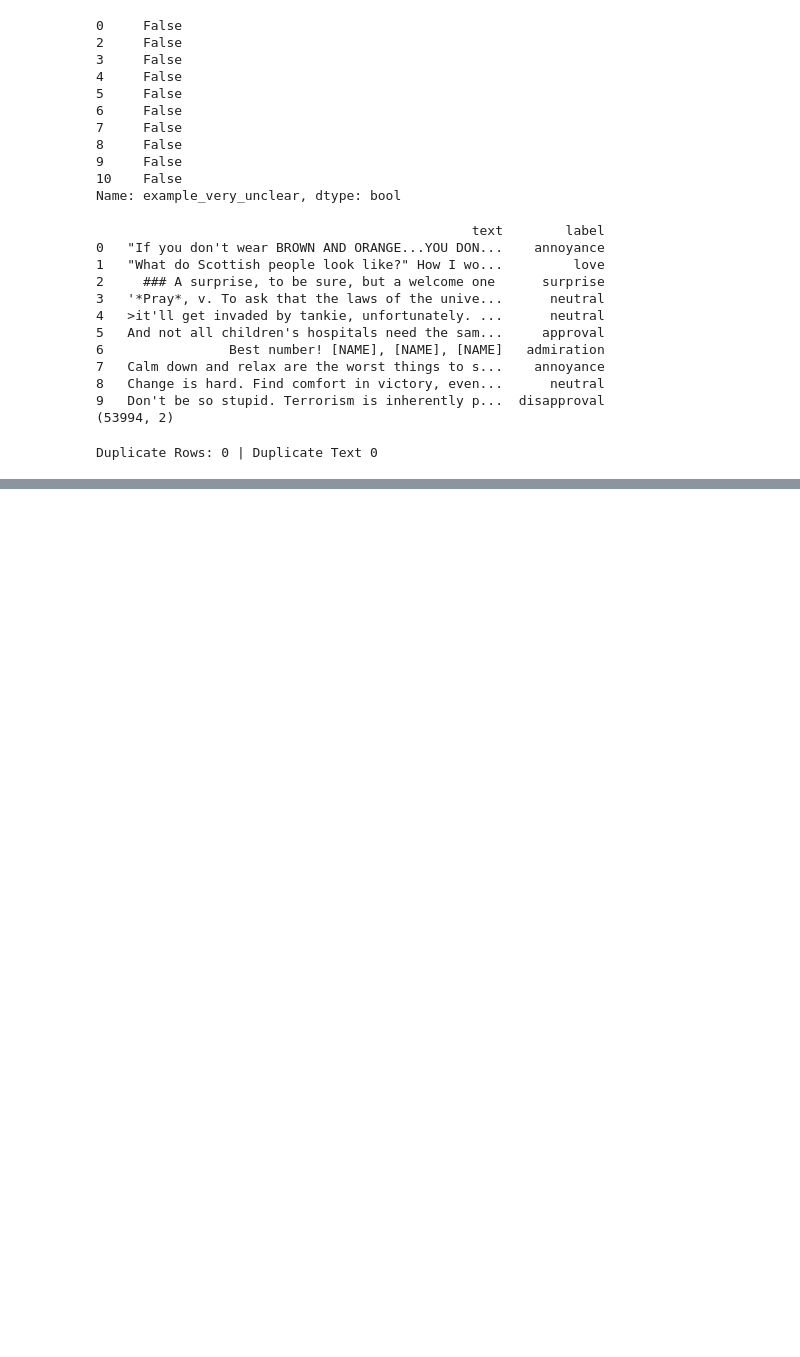
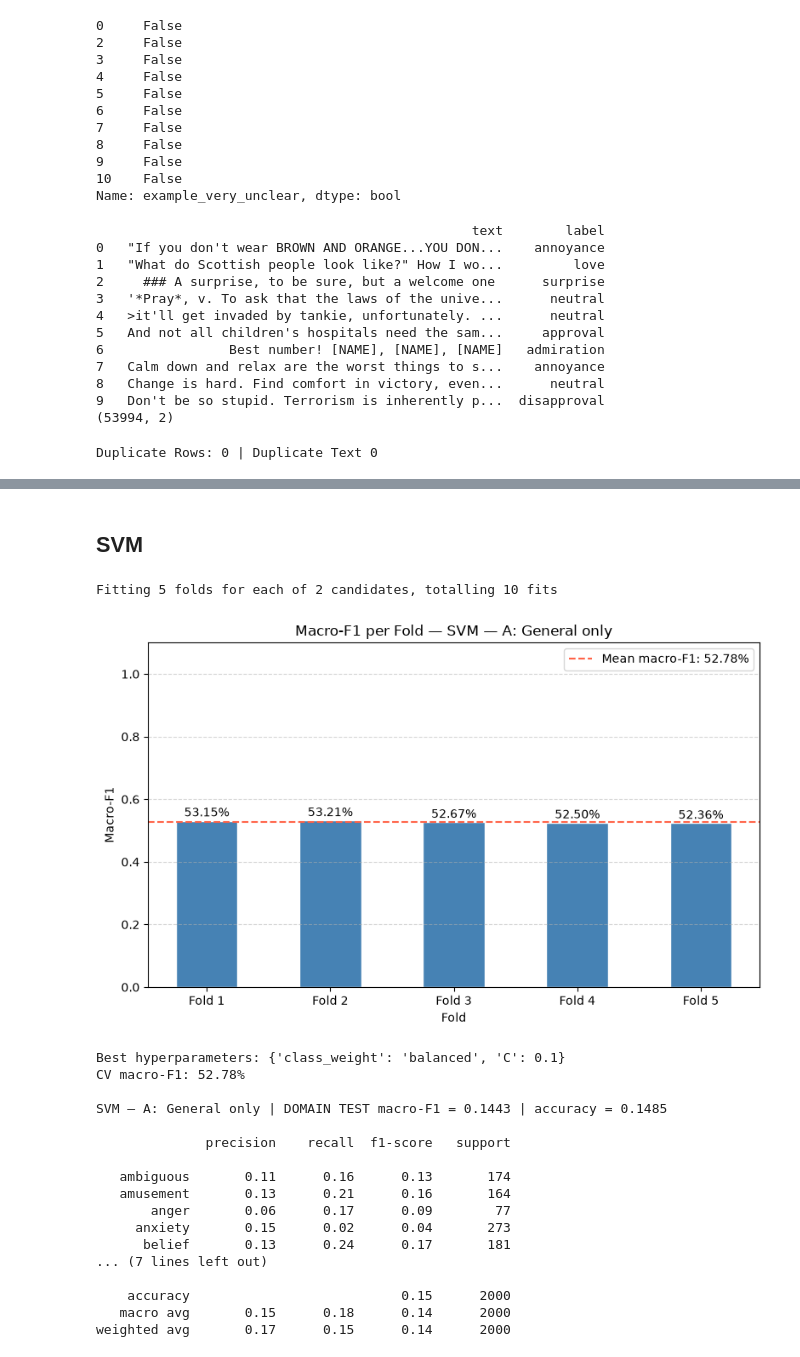
Before and after one commit to Tony-Le-Swin/Technology-Design-Project, a Jupyter notebook: main.ipynb, the cells around one changed output, grey strips where cells are left out. Drawn from its saved outputs; the diff is of its cells as text; code cells hidden in the pictures; blank space fills up the shorter version.

```diff
--- a/main.ipynb
+++ b/main.ipynb
@@ -153,0 +469,39 @@ domain_df.to_csv("domain_df.csv", index = True, encoding = "utf-8")
+# %% [markdown]
+## SVM
+# %%
+# SVM — Model A: General only
+svm_A, best_svm_A = validate_model_kfold(
+    LinearSVC(random_state=seed),
+    param_dist_svc,
+    X_A_train,
+    y_A_train,
+    name="SVM — A: General only",
+    n_iter=2
+)
+
+pred_svm_A = evaluate(
+    svm_A,
+    X_domain_test_A,
+    y_domain_test,
+    "SVM — A: General only"
+)
+# %% [output]
+Fitting 5 folds for each of 2 candidates, totalling 10 fits
+[figure, added]
+Best hyperparameters: {'class_weight': 'balanced', 'C': 0.1}
+CV macro-F1: 52.78%
+
+SVM — A: General only | DOMAIN TEST macro-F1 = 0.1443 | accuracy = 0.1485
+
+              precision    recall  f1-score   support
+
+   ambiguous       0.11      0.16      0.13       174
+   amusement       0.13      0.21      0.16       164
+       anger       0.06      0.17      0.09        77
+     anxiety       0.15      0.02      0.04       273
+      belief       0.13      0.24      0.17       181
+... (7 lines left out)
+
+    accuracy                           0.15      2000
+   macro avg       0.15      0.18      0.14      2000
+weighted avg       0.17      0.15      0.14      2000
```
Also changed, not shown: parts of 32 cells of this notebook.
